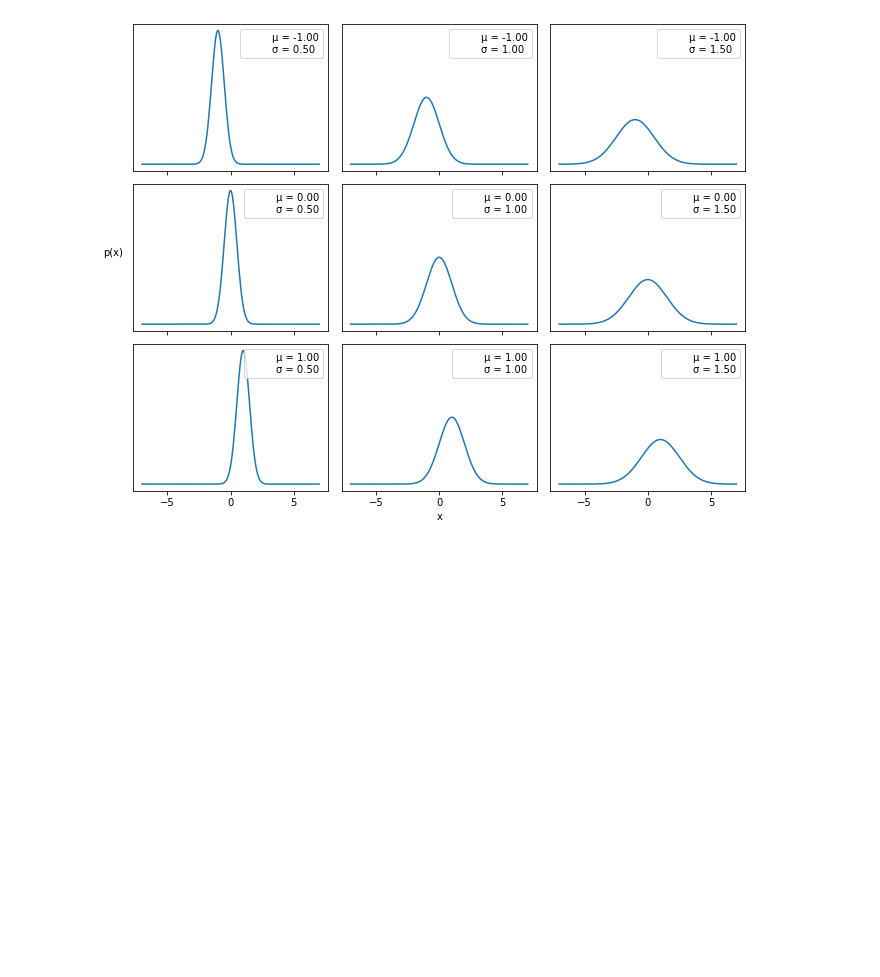
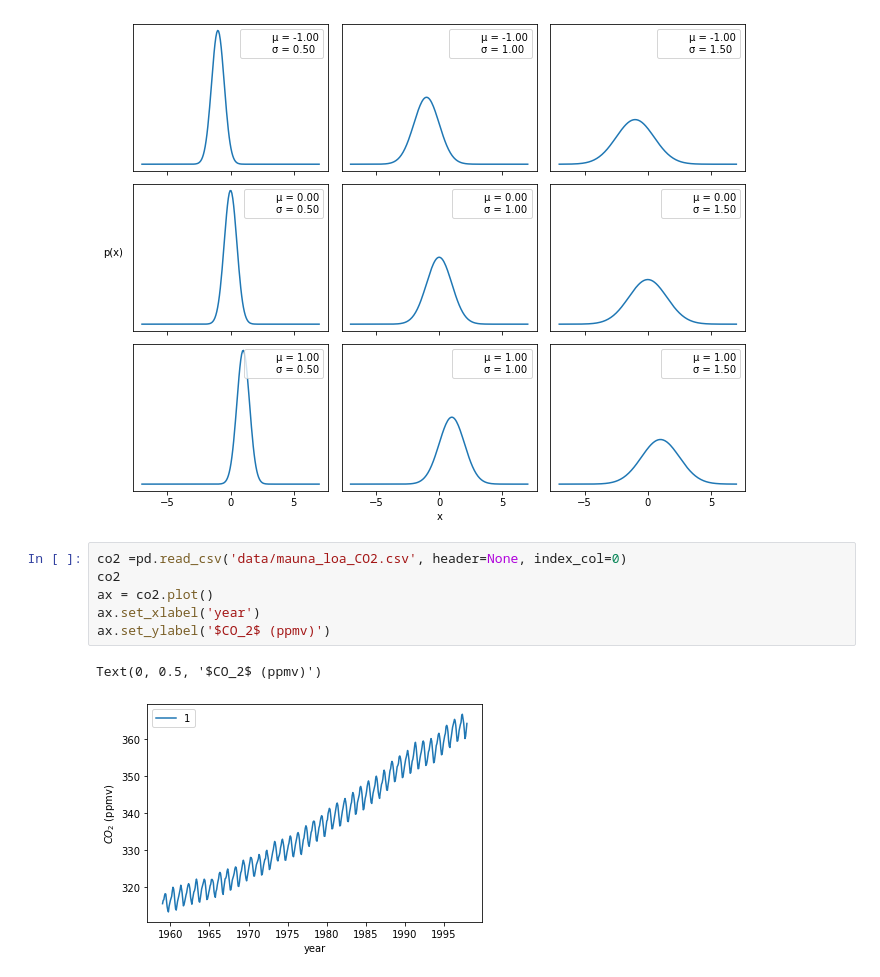
Before and after one commit to mrwizard82d1/bap2e, a Jupyter notebook: 01-probability-distributions.ipynb, the cells around one changed output. Cells and saved outputs as stored; diff of their text form; blank space fills up the shorter version.

```diff
--- a/01-probability-distributions.ipynb
+++ b/01-probability-distributions.ipynb
@@ -47,3 +45,12 @@ ax[1, 0].set_yticks([])  # no ticks since y-values change depending on parameter
 # %% [output]
 []
 [figure]
+# %%
+co2 =pd.read_csv('data/mauna_loa_CO2.csv', header=None, index_col=0)
+co2
+ax = co2.plot()
+ax.set_xlabel('year')
+ax.set_ylabel('$CO_2$ (ppmv)')
+# %% [output]
+Text(0, 0.5, '$CO_2$ (ppmv)')
+[figure, added]
```
Also changed, not shown: parts of 2 cells of this notebook.
